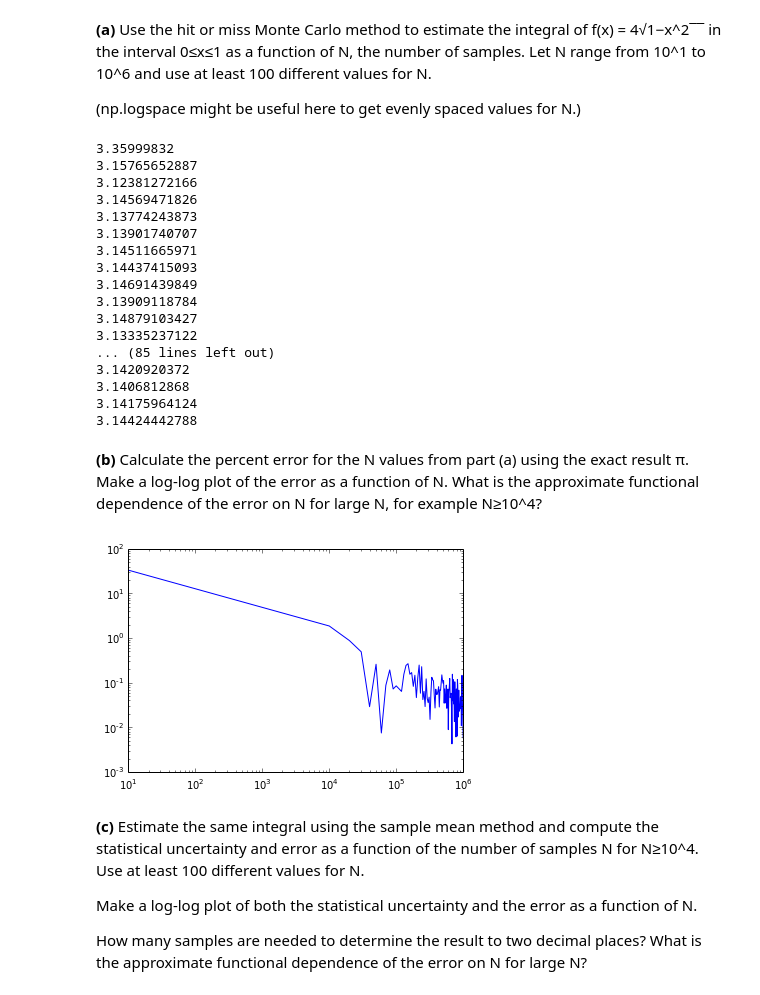
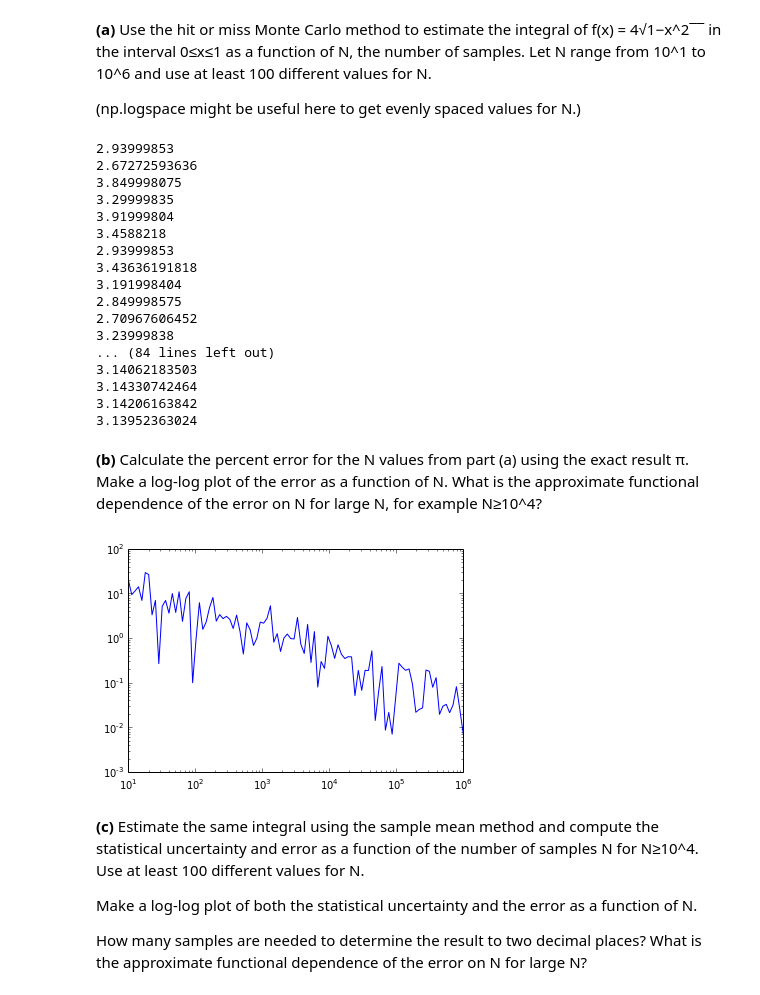
Before and after one commit to slewis06/PHYS202-S14, a Jupyter notebook: SciPy/MCIntegrationExercises.ipynb, the cells around one changed output. Cells and saved outputs as stored; diff of their text form; code cells hidden in the pictures.

```diff
--- a/SciPy/MCIntegrationExercises.ipynb
+++ b/SciPy/MCIntegrationExercises.ipynb
@@ -129,41 +129,41 @@ def hitOrMiss(N,xmin=0.,xmax=1.):
 
     return I
 
-i = np.linspace(10, 1e6, 101)
+i = np.logspace(1, 6, 100)
 
 for N in i:
     print hitOrMiss(N)
 # %% [output]
-3.35999832
-3.15765652887
-3.12381272166
-3.14569471826
-3.13774243873
-3.13901740707
-3.14511665971
-3.14437415093
-3.14691439849
-3.13909118784
-3.14879103427
-3.13335237122
-... (85 lines left out)
-3.1420920372
-3.1406812868
-3.14175964124
-3.14424442788
+2.93999853
+2.67272593636
+3.849998075
+3.29999835
+3.91999804
+3.4588218
+2.93999853
+3.43636191818
+3.191998404
+2.849998575
+2.70967606452
+3.23999838
+... (84 lines left out)
+3.14062183503
+3.14330742464
+3.14206163842
+3.13952363024
 # %% [markdown]
 **(b)** Calculate the percent error for the N values from part (a) using the exact result π. Make a log-log plot of the error as a function of N.
 What is the approximate functional dependence of the error on N for large N, for example N≥10^4?
 # %%
-i = np.linspace(10, 1e6, 101)
+i = np.logspace(1, 6, 100)
 p = []
 for N in i:
     p.append(hitOrMiss(N))
 
 error = abs(((np.array(p)-np.pi)/np.pi)*100)
 plt.loglog(i, error);
 # %% [output]
-[figure, old version]
+[figure, new version]
 # %% [markdown]
 **(c)** Estimate the same integral using the sample mean method and compute the statistical uncertainty and error as a function of the number of samples N for N≥10^4. Use at least 100 different values for N.
 
```
Also changed, not shown: parts of 5 cells of this notebook, 1 other file.
